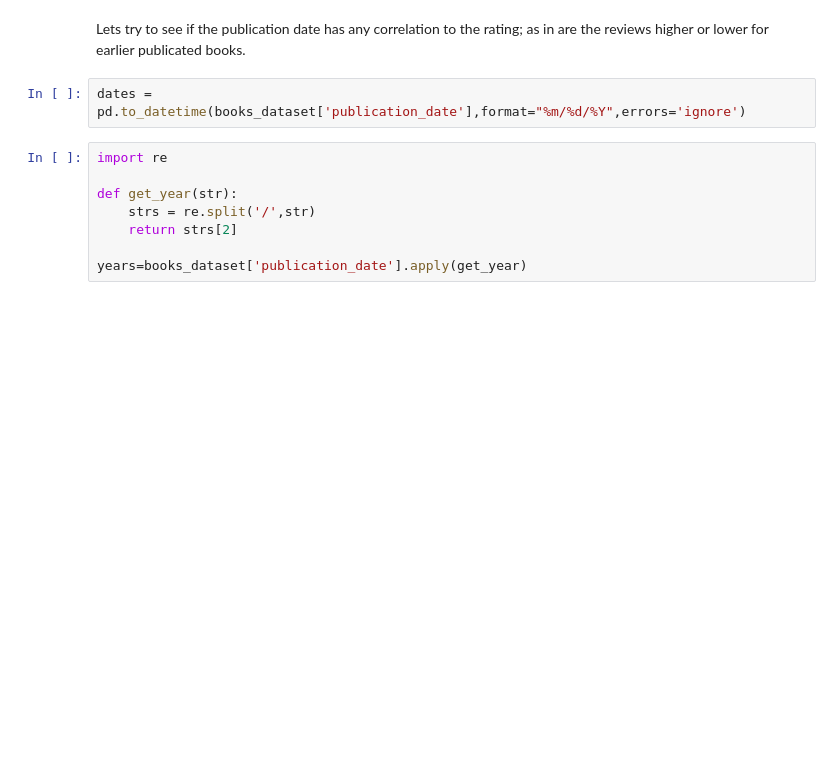
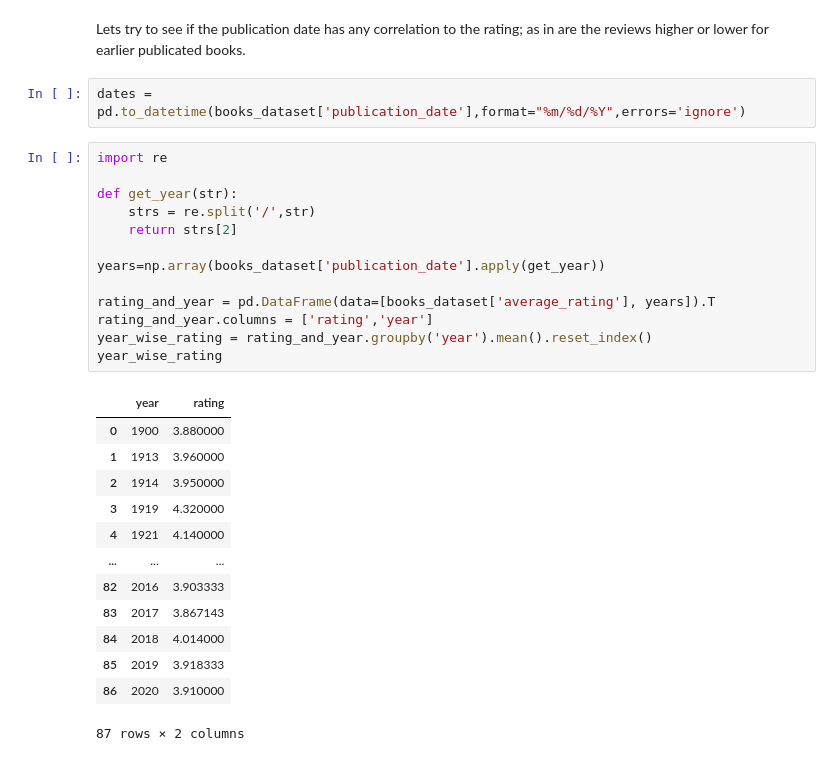
Before and after one commit to niramay447/kaggle-competitions, a Jupyter notebook: good-reads.ipynb, the cells around one changed output. Cells and saved outputs as stored; diff of their text form; blank space fills up the shorter version.

```diff
--- a/good-reads.ipynb
+++ b/good-reads.ipynb
@@ -326,8 +326,27 @@ dates = pd.to_datetime(books_dataset['publication_date'],format="%m/%d/%Y",error
 # %%
 import re
 
 def get_year(str):
     strs = re.split('/',str)
     return strs[2]
 
-years=books_dataset['publication_date'].apply(get_year)
+years=np.array(books_dataset['publication_date'].apply(get_year))
+
+rating_and_year = pd.DataFrame(data=[books_dataset['average_rating'], years]).T
+rating_and_year.columns = ['rating','year']
+year_wise_rating = rating_and_year.groupby('year').mean().reset_index()
+year_wise_rating
+# %% [output]
+|  | year | rating |
+| 0 | 1900 | 3.880000 |
+| 1 | 1913 | 3.960000 |
+| 2 | 1914 | 3.950000 |
+| 3 | 1919 | 4.320000 |
+| 4 | 1921 | 4.140000 |
+| ... | ... | ... |
+| 82 | 2016 | 3.903333 |
+| 83 | 2017 | 3.867143 |
+| 84 | 2018 | 4.014000 |
+| 85 | 2019 | 3.918333 |
+| 86 | 2020 | 3.910000 |
+87 rows × 2 columns
```
